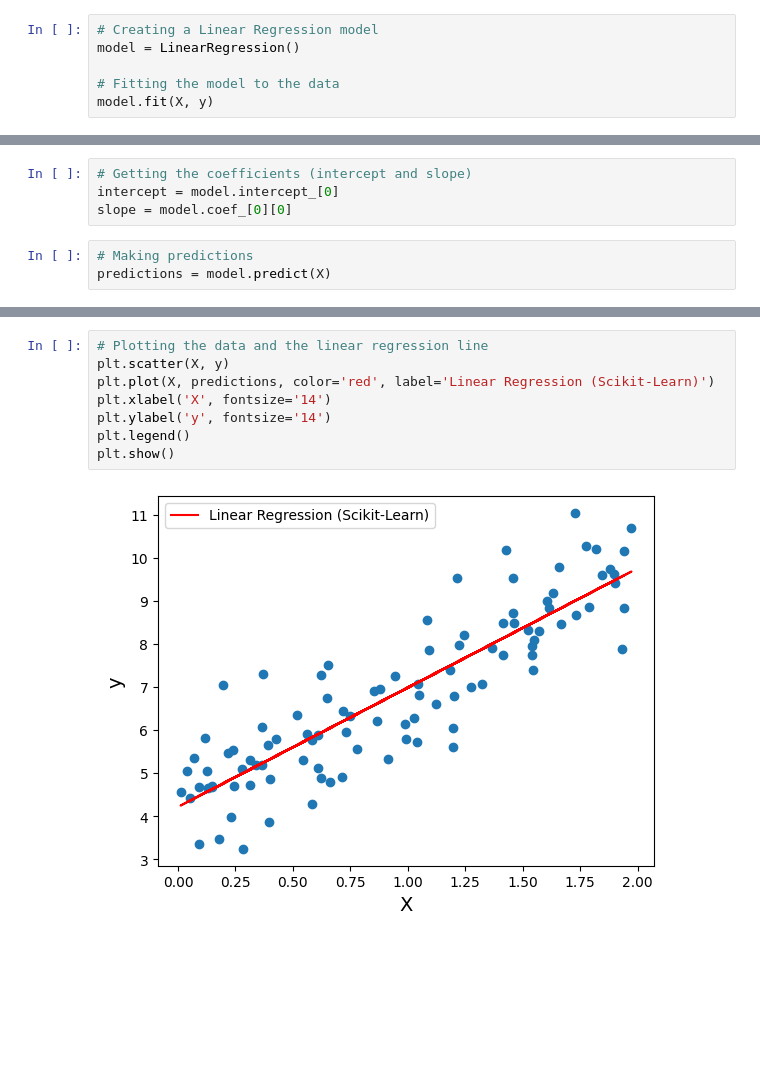
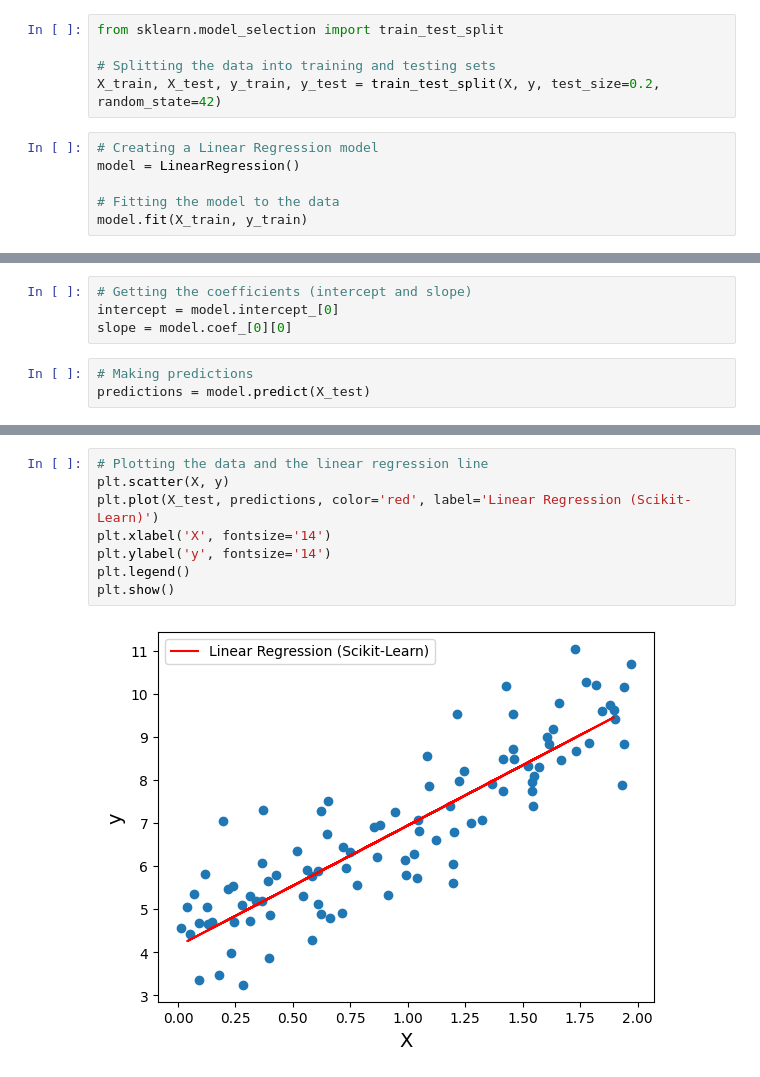
Before and after one commit to Jadhav-Sourabh/Data-Science, a Jupyter notebook: Linear-regression/linear_regression_from_sklearn.ipynb, the cells around one changed output, grey strips where cells are left out. Saved outputs shown, nothing was run; the diff lists cells and outputs as text; blank space fills up the shorter version.

Commit message:
added train test split

```diff
--- a/Linear-regression/linear_regression_from_sklearn.ipynb
+++ b/Linear-regression/linear_regression_from_sklearn.ipynb
@@ -15,12 +15,17 @@ from sklearn.metrics import mean_squared_error
 np.random.seed(42)
 X = 2 * np.random.rand(100, 1)
 y = 4 + 3 * X + np.random.randn(100, 1)
+# %%
+from sklearn.model_selection import train_test_split
+
+# Splitting the data into training and testing sets
+X_train, X_test, y_train, y_test = train_test_split(X, y, test_size=0.2, random_state=42)
 # %%
 # Creating a Linear Regression model
 model = LinearRegression()
 
 # Fitting the model to the data
-model.fit(X, y)
+model.fit(X_train, y_train)
 # %% [output]
 LinearRegression()
 # %%
@@ -29,6 +34,6 @@ intercept = model.intercept_[0]
 slope = model.coef_[0][0]
 # %%
 # Making predictions
-predictions = model.predict(X)
+predictions = model.predict(X_test)
 # %%
 # Calculating mean squared error
@@ -48,10 +50,10 @@ Mean Squared Error: 0.8065845639670531
 # %%
 # Plotting the data and the linear regression line
 plt.scatter(X, y)
-plt.plot(X, predictions, color='red', label='Linear Regression (Scikit-Learn)')
+plt.plot(X_test, predictions, color='red', label='Linear Regression (Scikit-Learn)')
 plt.xlabel('X', fontsize='14')
 plt.ylabel('y', fontsize='14')
 plt.legend()
 plt.show()
 # %% [output]
-[figure, old version]
+[figure, new version]
```
Also changed, not shown: parts of 2 cells of this notebook, 1 other file.
